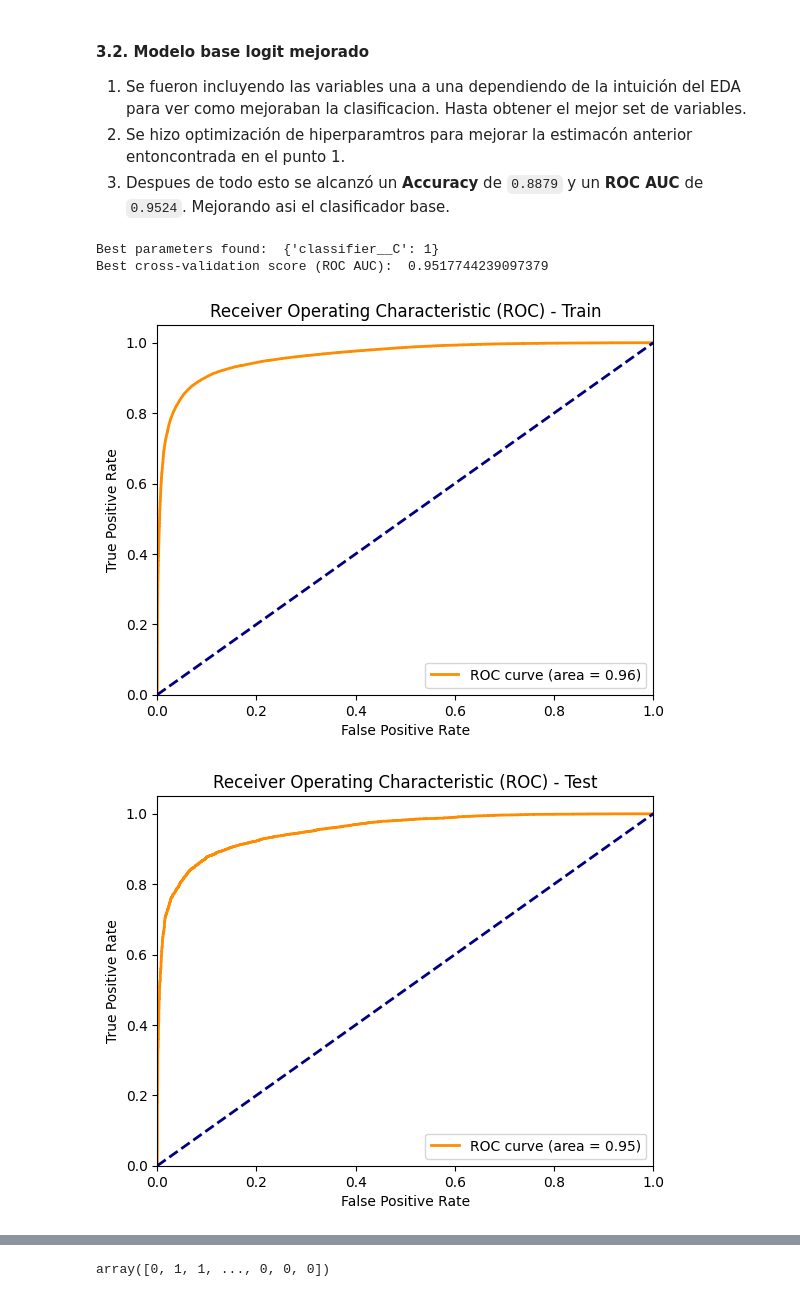
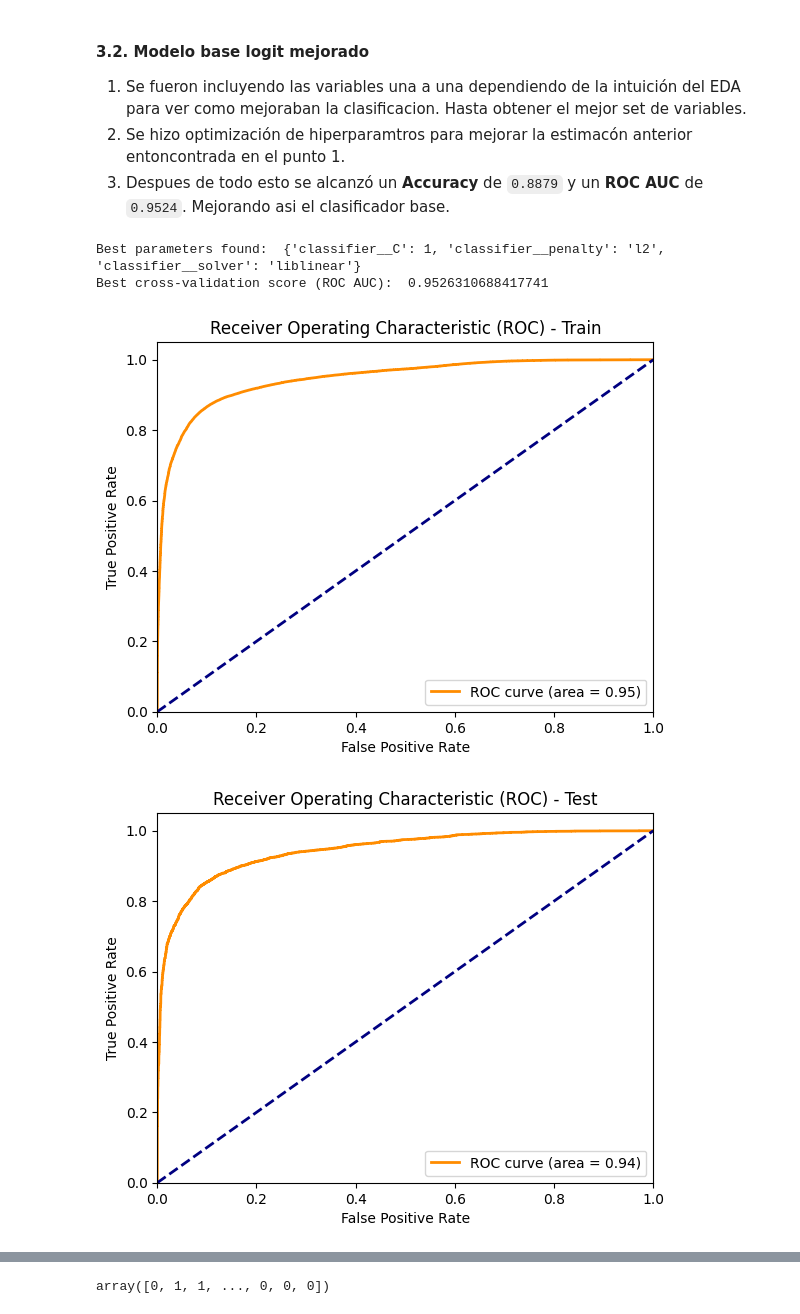
Before and after one commit to juancadh/item_nuevo_usado, a Jupyter notebook: notebooks/modelling.ipynb, the cells around one changed output, grey strips where cells are left out. Drawn from its saved outputs; the diff is of its cells as text; code cells hidden in the pictures.

```diff
--- a/notebooks/modelling.ipynb
+++ b/notebooks/modelling.ipynb
@@ -171,8 +167,6 @@ features_list = ['title', 'price', 'sold_quantity_category', 'listing_type_id',
 # Seleccionar variables de interés
 X_train = X_train_df[features_list]
 X_test = X_test_df[features_list]
-
-modelo = LogisticRegression()
 
 # Preprocesamiento de datos
 # TfidfVectorizer para textos
@@ -187,38 +181,41 @@ preprocessor = ColumnTransformer(
                                   'has_variations']),
         ('num', StandardScaler(), ['price', 'days_active'])
     ])
 
 # Crear el pipeline con el preprocesador y el modelo
 pipeline = Pipeline(steps=[
     ('preprocessor', preprocessor),
-    ('classifier', LogisticRegression())
+    ('classifier', LogisticRegression(n_jobs=-1))
 ])
 
-# Definir la rejilla de parámetros para la búsqueda
+# Definir la rejilla de parámetros para la búsqueda (last 0.9517744239097379  con C:1)
 param_grid = {
-    'classifier__C': [0.1, 1, 10, 100]
+    'classifier__C': [0.01, 0.1, 1, 10, 100],
+    'classifier__solver': ['newton-cg', 'lbfgs', 'liblinear', 'sag', 'saga'],
+    'classifier__penalty': ['l2', 'none'],  # 'liblinear' y 'saga' soportan 'l1'
+    # 'classifier__tol': [1e-4, 1e-3, 1e-2]
 }
 
 # Crear el GridSearchCV
 grid_search = GridSearchCV(pipeline, param_grid, cv=5, scoring='roc_auc')
 
 # Entrenar el modelo con búsqueda de hiperparámetros
 grid_search.fit(X_train, y_train)
 
 # Imprimir los mejores parámetros y el mejor puntaje
 print("Best parameters found: ", grid_search.best_params_)
 print("Best cross-validation score (ROC AUC): ", grid_search.best_score_)
 print("")
 
 pipeline = show_evaluation(X_train, y_train, X_test, y_test, grid_search.best_estimator_, show_test=True)
 
 # Guardar el modelo en la varpeta models
 joblib.dump(pipeline, '../models/logit/logit_model_trained.pkl')
 
 pipeline
 # %% [output]
-Best parameters found:  {'classifier__C': 1}
-Best cross-validation score (ROC AUC):  0.9517744239097379
+Best parameters found:  {'classifier__C': 1, 'classifier__penalty': 'l2', 'classifier__solver': 'liblinear'}
+Best cross-validation score (ROC AUC):  0.9526310688417741
-[figure, old version]
+[figure, new version]
-[figure, old version]
+[figure, new version]
 Evaluation using accuracy:
```
Also changed, not shown: parts of 11 cells of this notebook, 3 other files.
